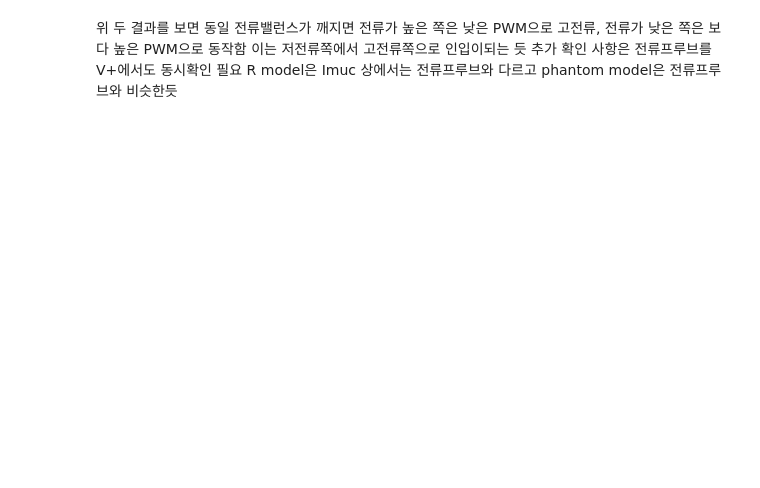
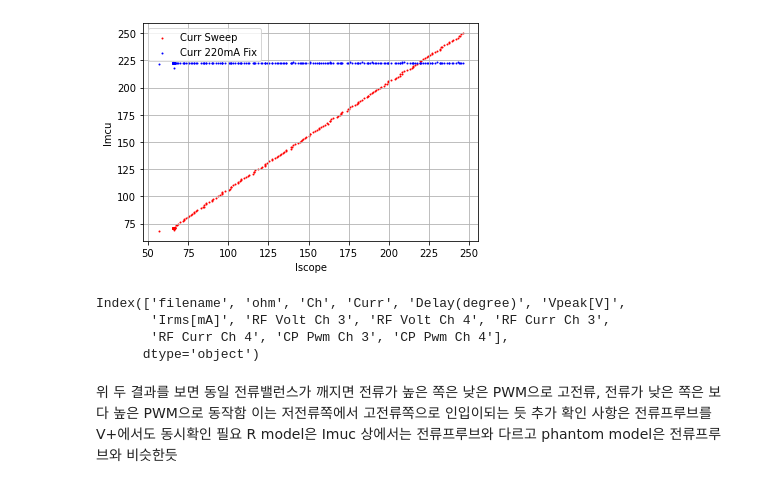
Before and after one commit to cswnote/sinewave_analyze, a Jupyter notebook: edit_columns.ipynb, the cells around one changed output. Drawn from its saved outputs; the diff is of its cells as text; code cells hidden in the pictures; blank space fills up the shorter version.

```diff
--- a/edit_columns.ipynb
+++ b/edit_columns.ipynb
@@ -45 +131,22 @@ df
+# %%
+x = df_all_dict['df_ch3_curr_sweep_ch4_220ma']['Irms[mA]']
+y = df_all_dict['df_ch3_curr_sweep_ch4_220ma']['RF Curr Ch 3']
+y2 = df_all_dict['df_ch3_curr_sweep_ch4_220ma']['RF Curr Ch 4']
+
+plt.scatter(x[:], y[:], s=1, c='r', label='Curr Sweep')
+plt.scatter(x[:], y2[:], s=1, c='b', label='Curr 220mA Fix')
+plt.grid()
+plt.xlabel('Iscope')
+plt.ylabel('Imcu')
+plt.legend()
+plt.show()
+# %% [output]
+[figure, added]
+# %%
+df_all_dict[list(df_all_dict.keys())[5]].columns
+# %% [output]
+Index(['filename', 'ohm', 'Ch', 'Curr', 'Delay(degree)', 'Vpeak[V]',
+       'Irms[mA]', 'RF Volt Ch 3', 'RF Volt Ch 4', 'RF Curr Ch 3',
+       'RF Curr Ch 4', 'CP Pwm Ch 3', 'CP Pwm Ch 4'],
+      dtype='object')
 # %%
```
Also changed, not shown: parts of 14 cells of this notebook, 1 other file.
